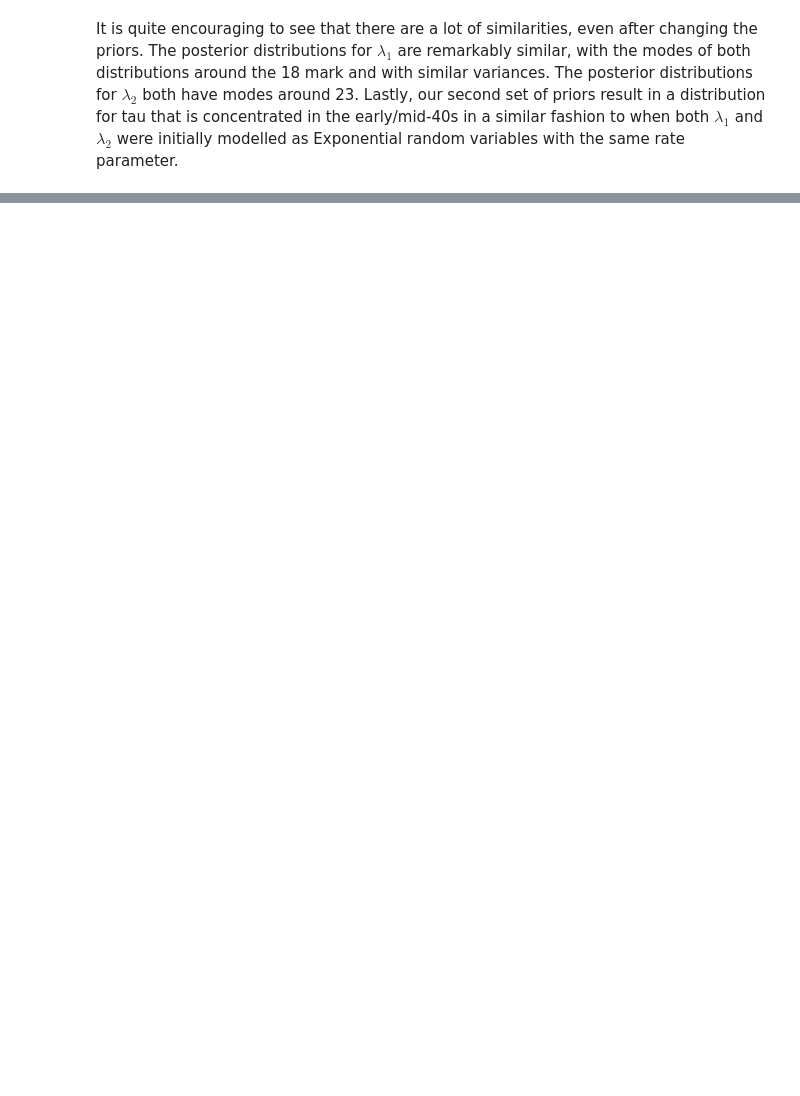
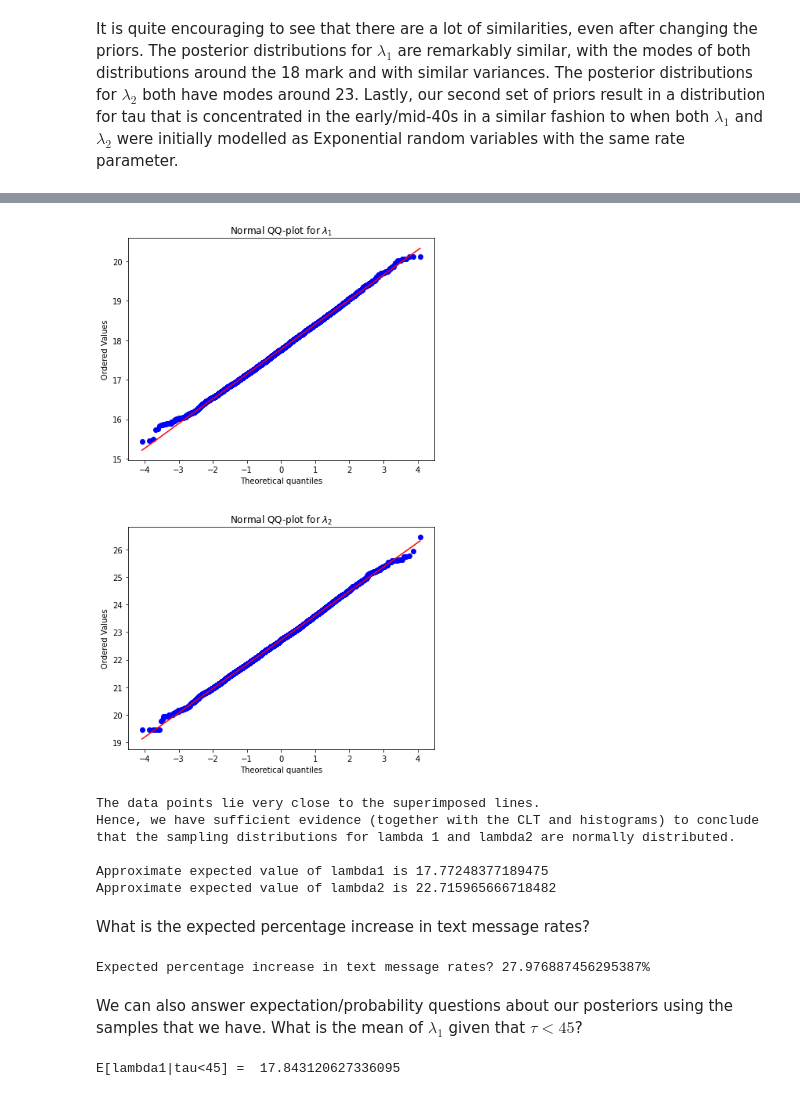
Before and after one commit to rushilg99/Bayesian-Stats, a Jupyter notebook: TextMessageInference/TextMessageInference.ipynb, the cells around one changed output, grey strips where cells are left out. Saved outputs shown, nothing was run; the diff lists cells and outputs as text; code cells hidden in the pictures; blank space fills up the shorter version.

```diff
--- a/TextMessageInference/TextMessageInference.ipynb
+++ b/TextMessageInference/TextMessageInference.ipynb
@@ -144,0 +175,35 @@ It is quite encouraging to see that there are a lot of similarities, even after
+# %%
+fig = plt.figure(figsize=(7,12))
+fig.add_subplot(211)
+stats.probplot(lambda1_samples, dist="norm", plot=plt)
+plt.title(r"Normal QQ-plot for $\lambda_1$")
+fig.add_subplot(212)
+stats.probplot(lambda2_samples, dist="norm", plot=plt)
+plt.title(r"Normal QQ-plot for $\lambda_2$")
+plt.subplots_adjust(hspace=0.3)
+plt.show()
+
+print("The data points lie very close to the superimposed lines.\nHence, we have sufficient evidence (together with the CLT and histograms) to conclude that the sampling distributions for lambda 1 and lambda2 are normally distributed.")
+print("\nApproximate expected value of lambda1 is", lambda1_samples.mean())
+print("Approximate expected value of lambda2 is", lambda2_samples.mean())
+# %% [output]
+[figure, added]
+The data points lie very close to the superimposed lines.
+Hence, we have sufficient evidence (together with the CLT and histograms) to conclude that the sampling distributions for lambda 1 and lambda2 are normally distributed.
+
+Approximate expected value of lambda1 is 17.77248377189475
+Approximate expected value of lambda2 is 22.715965666718482
+# %% [markdown]
+What is the expected percentage increase in text message rates?
+# %%
+print("Expected percentage increase in text message rates?",str(((lambda2_samples/lambda1_samples).mean()-1)*100)+"%")
+# %% [output]
+Expected percentage increase in text message rates? 27.976887456295387%
+# %% [markdown]
+We can also answer expectation/probability questions about our posteriors using the samples that we have. What is the mean of $\lambda_1$ given that $\tau < 45$?
+# %%
+tau45 = tau_samples < 45
+meanconditional = (lambda1_samples[tau45].sum())/tau45.sum()
+print("E[lambda1|tau<45] = ", meanconditional)
+# %% [output]
+E[lambda1|tau<45] =  17.843120627336095
```
Also changed, not shown: parts of 9 cells of this notebook.
